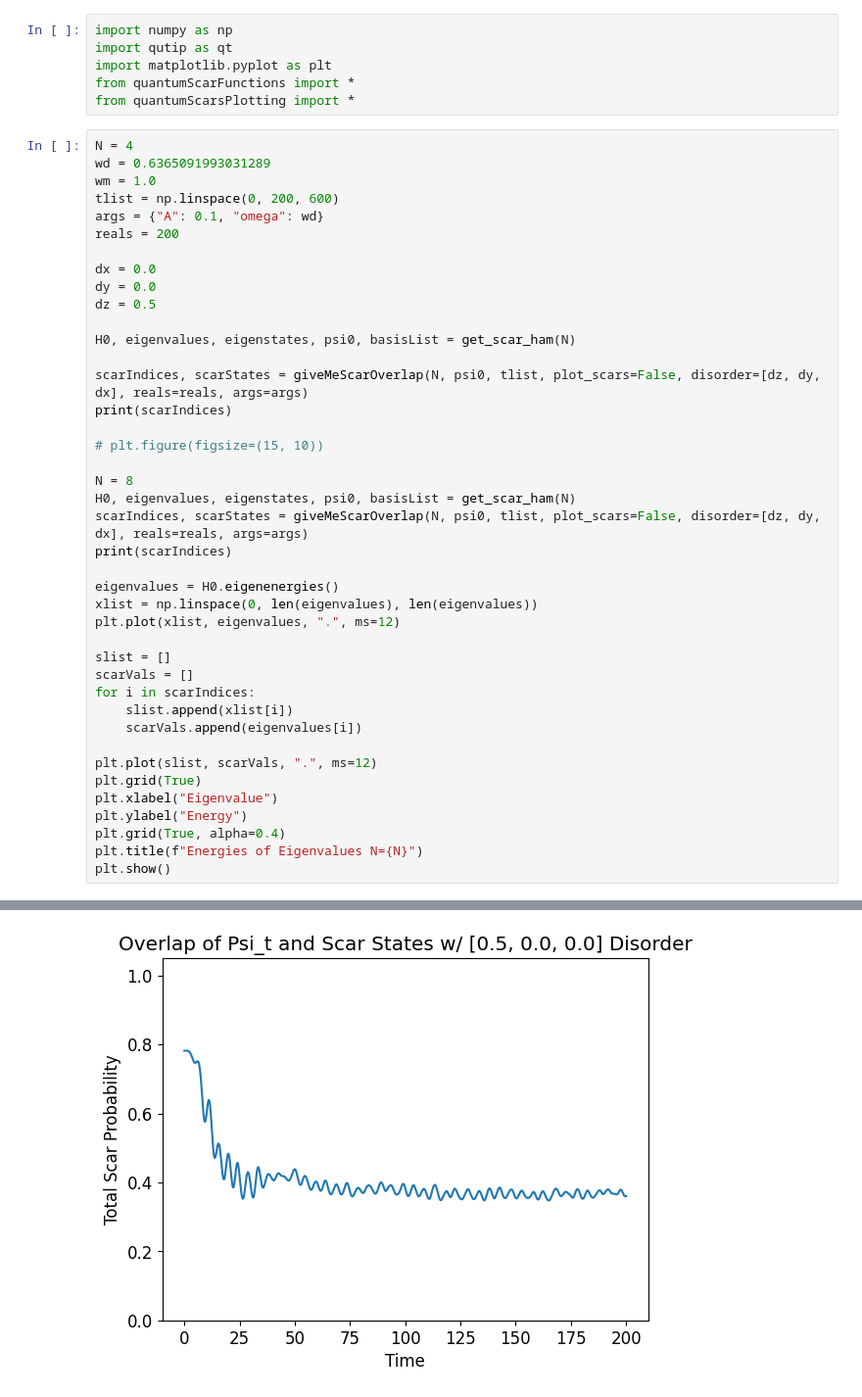
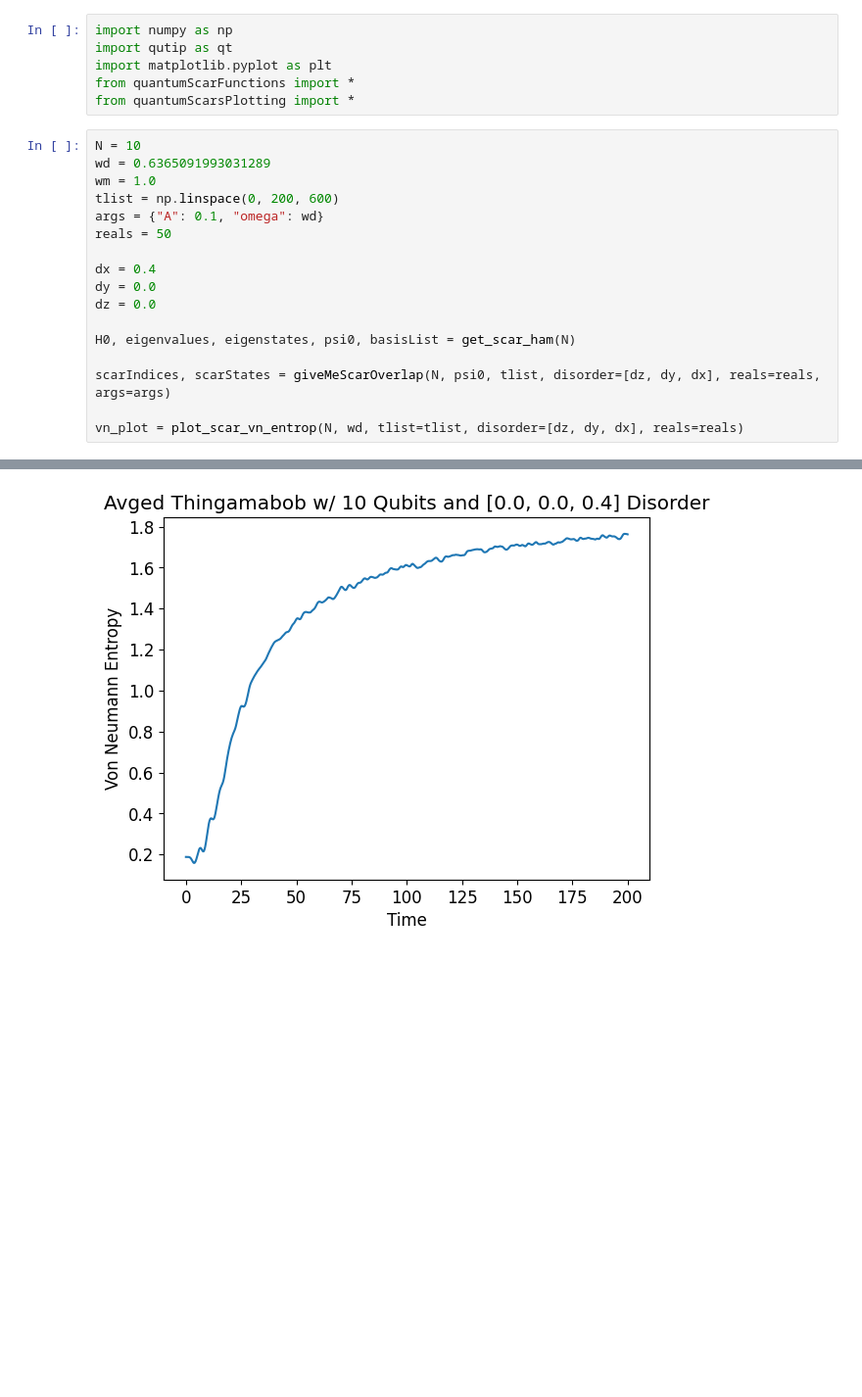
Before and after one commit to Idden/Quantum-Internship, a Jupyter notebook: Quantum_Batteries_Scars/disorder_tests/tantalizing_scar_patterns.ipynb, the cells around one changed output, grey strips where cells are left out. Shown at 98% size. Cells and saved outputs as stored; diff of their text form; blank space fills up the shorter version.

```diff
--- a/Quantum_Batteries_Scars/disorder_tests/tantalizing_scar_patterns.ipynb
+++ b/Quantum_Batteries_Scars/disorder_tests/tantalizing_scar_patterns.ipynb
@@ -5,44 +5,20 @@ import matplotlib.pyplot as plt
 from quantumScarFunctions import *
 from quantumScarsPlotting import *
 # %%
-N = 4
+N = 10
 wd = 0.6365091993031289
 wm = 1.0
 tlist = np.linspace(0, 200, 600)
 args = {"A": 0.1, "omega": wd}
-reals = 200
+reals = 50
 
-dx = 0.0
+dx = 0.4
 dy = 0.0
-dz = 0.5
+dz = 0.0
 
 H0, eigenvalues, eigenstates, psi0, basisList = get_scar_ham(N)
 
-scarIndices, scarStates = giveMeScarOverlap(N, psi0, tlist, plot_scars=False, disorder=[dz, dy, dx], reals=reals, args=args)
-print(scarIndices)
+scarIndices, scarStates = giveMeScarOverlap(N, psi0, tlist, disorder=[dz, dy, dx], reals=reals, args=args)
 
-# plt.figure(figsize=(15, 10))
-
-N = 8
-H0, eigenvalues, eigenstates, psi0, basisList = get_scar_ham(N)
-scarIndices, scarStates = giveMeScarOverlap(N, psi0, tlist, plot_scars=False, disorder=[dz, dy, dx], reals=reals, args=args)
-print(scarIndices)
-
-eigenvalues = H0.eigenenergies()
-xlist = np.linspace(0, len(eigenvalues), len(eigenvalues))
-plt.plot(xlist, eigenvalues, ".", ms=12)
-
-slist = []
-scarVals = []
-for i in scarIndices:
-    slist.append(xlist[i])
-    scarVals.append(eigenvalues[i])
-
-plt.plot(slist, scarVals, ".", ms=12)
-plt.grid(True)
-plt.xlabel("Eigenvalue")
-plt.ylabel("Energy")
-plt.grid(True, alpha=0.4)
-plt.title(f"Energies of Eigenvalues N={N}")
-plt.show()
+vn_plot = plot_scar_vn_entrop(N, wd, tlist=tlist, disorder=[dz, dy, dx], reals=reals)
 # %% [output]
@@ -51 +26 @@ plt.show()
-[figure, old version]
+[figure, new version]
```
Also changed, not shown: parts of 3 cells of this notebook, 6 other files.
